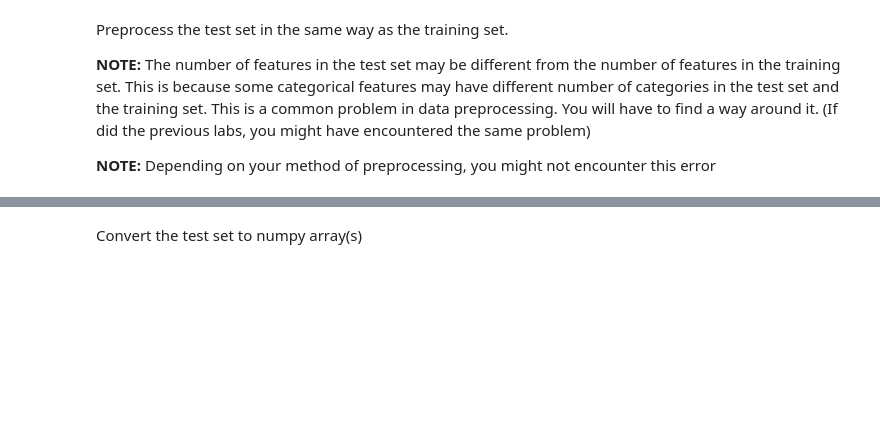
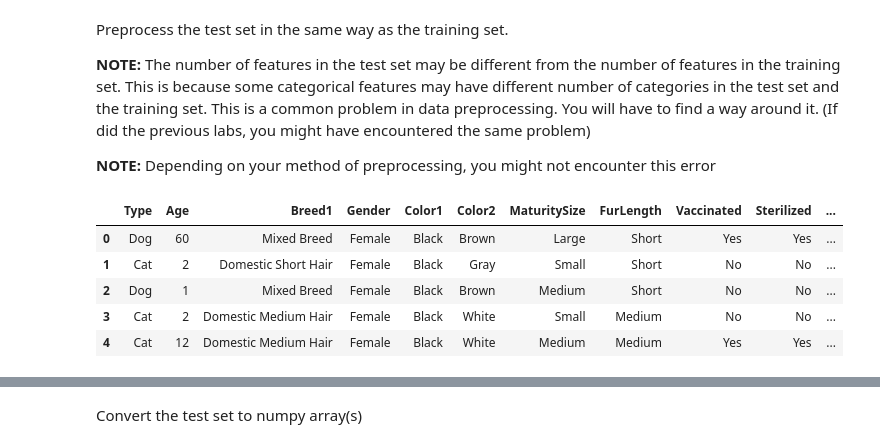
Before and after one commit to laukik29/Machine-Learning-, a Jupyter notebook: ML BITS F464/Kaggle/Eval 2/eval.ipynb, the cells around one changed output, grey strips where cells are left out. Saved outputs shown, nothing was run; the diff lists cells and outputs as text; code cells hidden in the pictures; blank space fills up the shorter version.

```diff
--- a/ML BITS F464/Kaggle/Eval 2/eval.ipynb
+++ b/ML BITS F464/Kaggle/Eval 2/eval.ipynb
@@ -162,3 +212,15 @@ Preprocess the test set in the same way as the training set.
 **NOTE:** The number of features in the test set may be different from the number of features in the training set. This is because some categorical features may have different number of categories in the test set and the training set. This is a common problem in data preprocessing. You will have to find a way around it. (If did the previous labs, you might have encountered the same problem)
 
 **NOTE:** Depending on your method of preprocessing, you might not encounter this error
+# %%
+df_test = pd.read_csv('test.csv')
+id_columns = df_test['ID']
+df_test = df_test.drop('ID', axis=1)
+df_test.head()
+# %% [output]
+|  | Type | Age | Breed1 | Gender | Color1 | Color2 | MaturitySize | FurLength | Vaccinated | Sterilized | ... |
+| 0 | Dog | 60 | Mixed Breed | Female | Black | Brown | Large | Short | Yes | Yes | ... |
+| 1 | Cat | 2 | Domestic Short Hair | Female | Black | Gray | Small | Short | No | No | ... |
+| 2 | Dog | 1 | Mixed Breed | Female | Black | Brown | Medium | Short | No | No | ... |
+| 3 | Cat | 2 | Domestic Medium Hair | Female | Black | White | Small | Medium | No | No | ... |
+| 4 | Cat | 12 | Domestic Medium Hair | Female | Black | White | Medium | Medium | Yes | Yes | ... |
```
Also changed, not shown: parts of 17 cells of this notebook, 15 other files.
